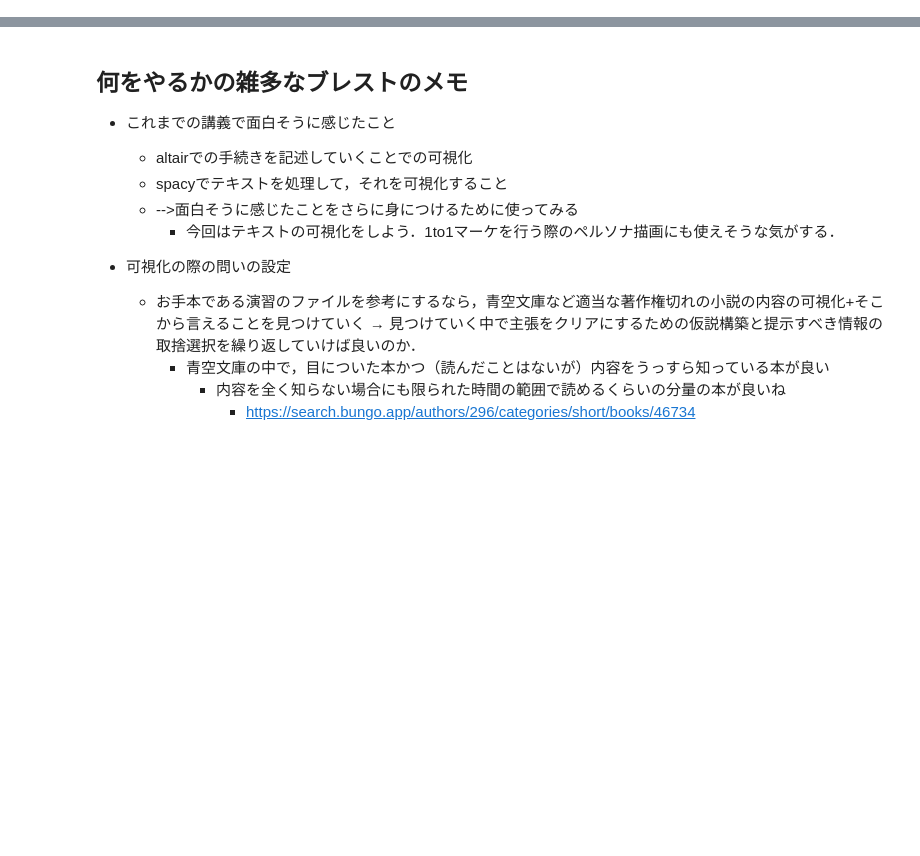
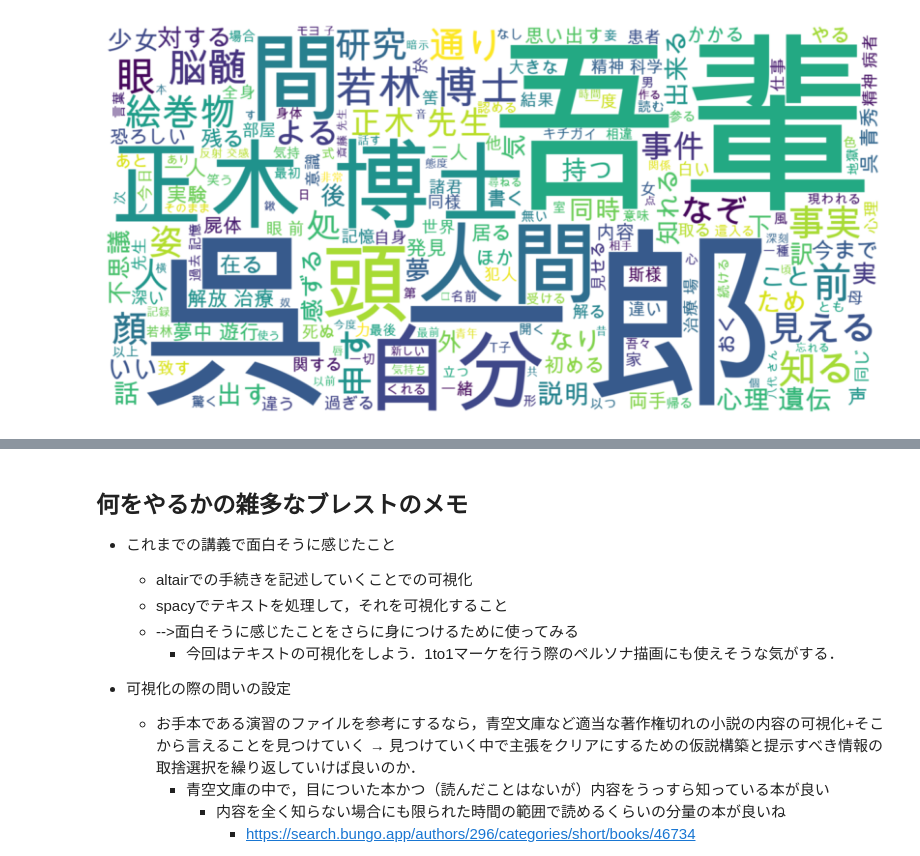
Before and after one commit to masamichiIto/infovis-notebooks-2024A1A2masaito, a Jupyter notebook: final_project_masamichiIto/project_masamichi.ipynb, the cells around one changed output, grey strips where cells are left out. Drawn from its saved outputs; the diff is of its cells as text; code cells hidden in the pictures; blank space fills up the shorter version.

```diff
--- a/final_project_masamichiIto/project_masamichi.ipynb
+++ b/final_project_masamichiIto/project_masamichi.ipynb
@@ -4,0 +309,27 @@ import spacy
+# %%
+include_pos = ("NOUN", "VERB", "ADJ", "PROPN")
+stopwords = ("いる", "ある", "する", "なる", "いう", "来る", "見る", "御座る", "おる", "思う", "行く", "云う", "考える", "しまう", "得る", "わかる", #動詞のstopwords
+             "事", "もの", "お", "よう", "つ", "ところ", "上", "御", "方", "うち", "まま", "者", "年", "手", "今", "大" ,"等", #名詞のstopwords
+             "ない", "時", "みる", "かける", "出る", "聞く", "中" # 1つ上のWCの結果を見て削除したもの
+             )
+
+words = [token.lemma_ for token in all_tokens if token.pos_ in include_pos and token.lemma_ not in stopwords]
+
+import matplotlib.pyplot as plt
+from wordcloud import WordCloud
+
+# ワードクラウドの表示設定と作成
+wordcloud = WordCloud(
+    width=1600, height=800,
+    background_color="white", font_path=fpath
+).generate(' '.join(words))
+
+# プロット
+plt.figure(figsize=(8, 4))
+plt.imshow(wordcloud, interpolation="bilinear")
+plt.axis("off")
+plt.tight_layout(pad=0)
+plt.savefig("wordcloud_assignment2.png", dpi=300)
+plt.show()
+# %% [output]
+[figure, added]
```
Also changed, not shown: parts of 14 cells of this notebook, 19 other files.
